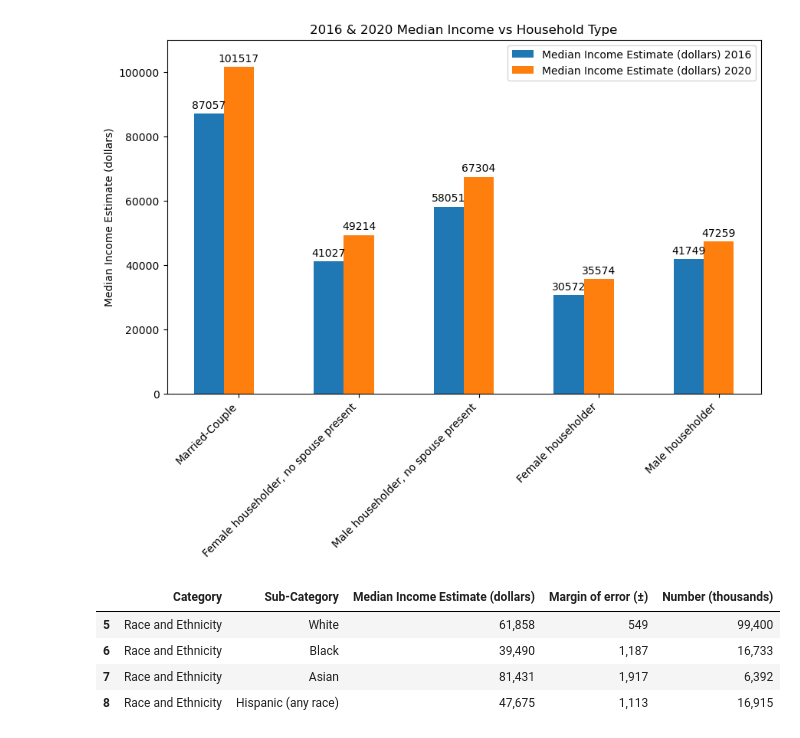
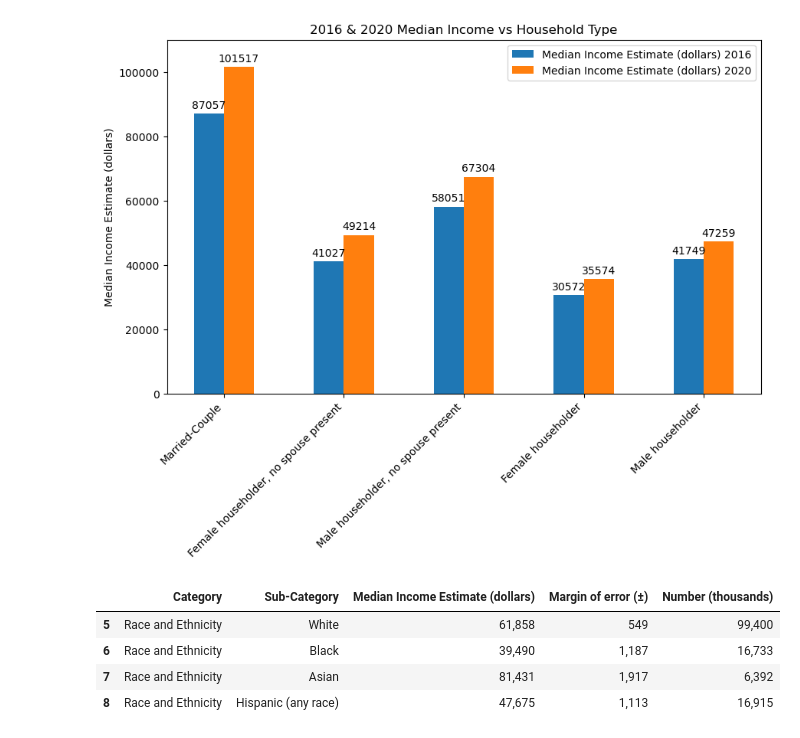
Before and after one commit to Sharkb8t/Project_1, a Jupyter notebook: Project_1.ipynb, the cells around one changed output. Saved outputs shown, nothing was run; the diff lists cells and outputs as text; code cells hidden in the pictures.

```diff
--- a/Project_1.ipynb
+++ b/Project_1.ipynb
@@ -125,35 +125,36 @@ newhousehold_df
 # Generate bar plot showing 2016 vs 2020 income differnce
 household_type = ("Married-Couple", "Female householder, no spouse present", "Male householder, no spouse present", "Female householder", "Male householder")
 median_income = {
     'Median Income Estimate (dollars) 2016': (87057, 41027, 58051, 30572, 41749),
     'Median Income Estimate (dollars) 2020': (101517, 49214, 67304, 35574, 47259),
 }
 
 x = np.arange(len(household_type))
 width = 0.25
 multiplier = 0
 
 
 fig, ax = plt.subplots(figsize=(10, 6))
 
 for attribute, measurement in median_income.items():
     offset = width * multiplier
     rects = ax.bar(x + offset, measurement, width, label=attribute)
     ax.bar_label(rects, padding=3)
     multiplier += 1
 
 # Add some text for labels, title and custom x-axis tick labels, etc.
 ax.set_ylabel('Median Income Estimate (dollars)')
 ax.set_title('2016 & 2020 Median Income vs Household Type')
-ax.set_xticks(x + width, household_type)
+ax.set_xticks(x + width / 2)
+ax.set_xticklabels(household_type)
 ax.legend(loc='upper left', ncols=3)
 ax.set_ylim(0, 110000)
 plt.xticks(rotation=45, ha="right")
 plt.legend(loc='upper right')
 
 plt.show()
 # %% [output]
-[figure, old version]
+[figure, new version]
 # %%
 # Ethnicity Income DataFrame 2016
 ethnicity1_df = income1_df.iloc[5:9]
```
Also changed, not shown: parts of 11 cells of this notebook.
